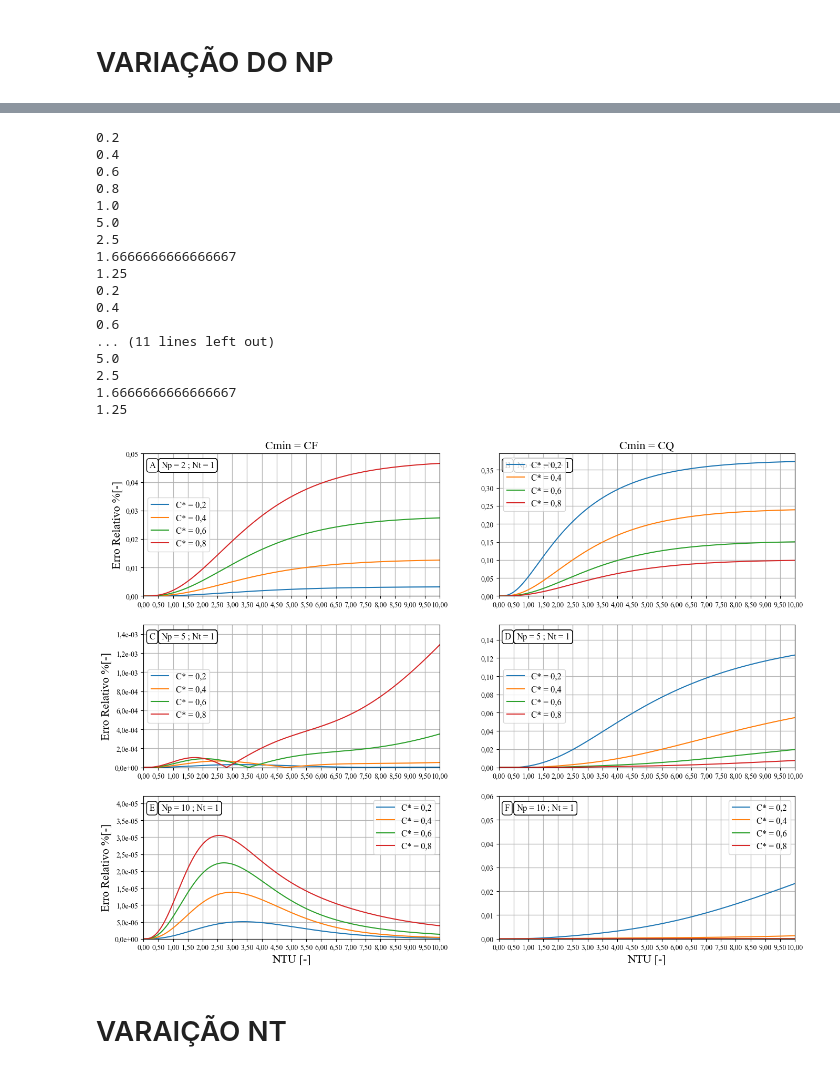
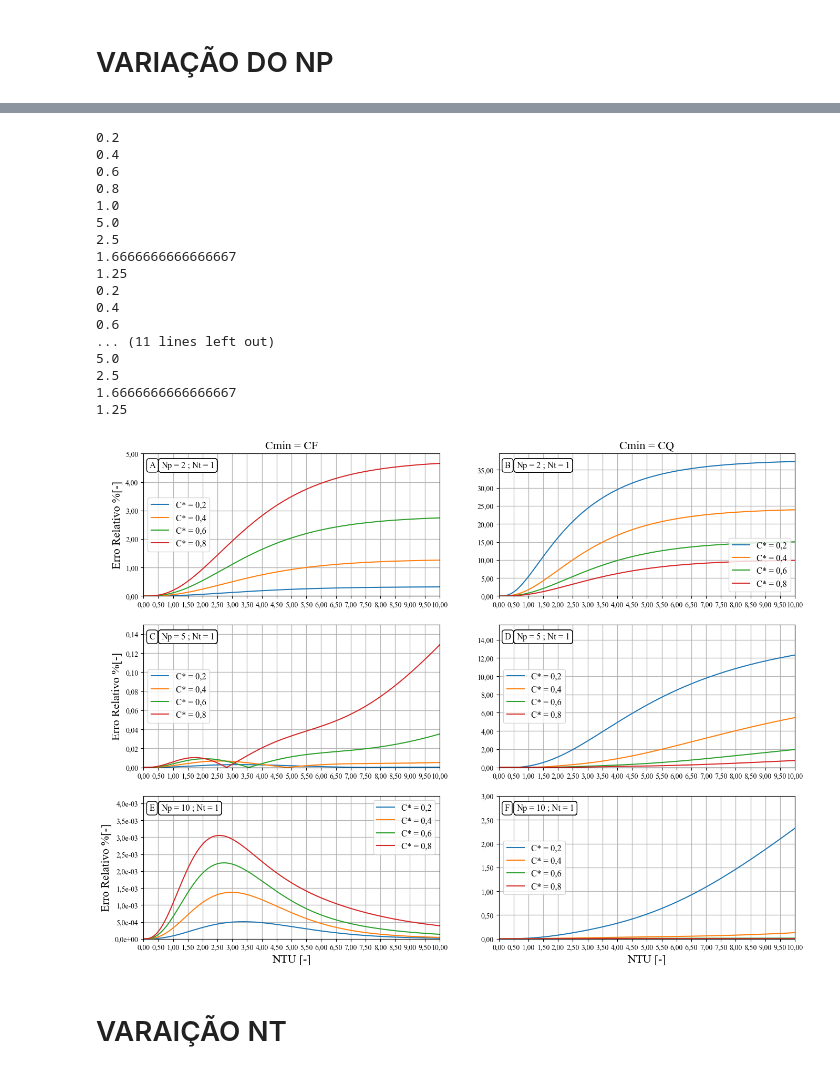
Before and after one commit to Duvan405/TCC, a Jupyter notebook: Graficos_ST/plot_efe.ipynb, the cells around one changed output, grey strips where cells are left out. Drawn from its saved outputs; the diff is of its cells as text; code cells hidden in the pictures.

```diff
--- a/Graficos_ST/plot_efe.ipynb
+++ b/Graficos_ST/plot_efe.ipynb
@@ -277,8 +277,8 @@ for i,Np in enumerate(Npl):
     cf_3A,cq_3A = data_EPI(dic_3A)
     k=0
     for R1,R2 in zip(cf_1A,cq_1A):
-        erro_f = abs(cf_1A[R1]['EPI']-cf_3A[R1]['EPI'])/cf_1A[R1]['EPI']
-        erro_q = abs(cq_1A[R2]['EPI']-cq_3A[R2]['EPI'])/cq_1A[R2]['EPI']
+        erro_f = abs(cf_1A[R1]['EPI']-cf_3A[R1]['EPI'])*100/cf_1A[R1]['EPI']
+        erro_q = abs(cq_1A[R2]['EPI']-cq_3A[R2]['EPI'])*100/cq_1A[R2]['EPI']
 
         ax[i,0].plot(cf_1A[R1]['NTU'],erro_f,color=cores[k],label=f'C* = {R1}'.replace('.',','))
         ax[i,0].text(0.06, 0.9, f'Np = {Np} ; Nt = {Nr}',
@@ -319,8 +319,8 @@ ax[1,0].set_ylabel(y_label,fontsize=16)
 ax[1,0].grid(True, linestyle='-', linewidth=1.0, alpha=0.9)
 ax[1,0].xaxis.set_major_locator(MultipleLocator(0.5))
 ax[1,0].set_xlim(0,xmax)
-ax[1,0].set_ylim(0,0.0015)
-ax[1,0].yaxis.set_major_formatter(formt_sci_coma )
+ax[1,0].set_ylim(0,0.15)
+ax[1,0].yaxis.set_major_formatter(formt)
 ax[1,0].xaxis.set_major_formatter(formt)
 ax[1,0].legend(fontsize=12,)
 
@@ -351,7 +351,7 @@ ax[0,1].set_xlim(0,xmax)
 ax[0,1].set_ylim(0)
 ax[0,1].xaxis.set_major_formatter(formt)
 ax[0,1].yaxis.set_major_formatter(formt)
-ax[0,1].legend(fontsize=12,)
+ax[0,1].legend(fontsize=12,loc = 'lower right')
 
 
 ax[1,1].text(0.02, 0.9, 'D',
@@ -372,35 +372,35 @@ ax[2,1].text(0.02, 0.9, 'F',
         transform=ax[2,1].transAxes,
         fontsize=12,
         bbox=dict(facecolor='white', edgecolor='black', boxstyle='round,pad=0.3'))
 ax[2,1].set_xlabel('NTU [-]',fontsize=16)
 ax[2,1].grid(True, linestyle='-', linewidth=1, alpha=0.9)
 ax[2,1].xaxis.set_major_locator(MultipleLocator(0.5))
 ax[2,1].set_xlim(0,xmax)
-ax[2,1].set_ylim(0,0.06)
+ax[2,1].set_ylim(0,3)
 ax[2,1].legend(fontsize=12,)
 ax[2,1].xaxis.set_major_formatter(formt)
 ax[2,1].yaxis.set_major_formatter(formt)
 
 plt.show()
 # %% [output]
 0.2
 0.4
 0.6
 0.8
 1.0
 5.0
 2.5
 1.6666666666666667
 1.25
 0.2
 0.4
 0.6
 ... (11 lines left out)
 5.0
 2.5
 1.6666666666666667
 1.25
-[figure, old version]
+[figure, new version]
 # %% [markdown]
 # VARAIÇÃO NT
 # %%
```
Also changed, not shown: parts of 2 cells of this notebook, 1 other file.
